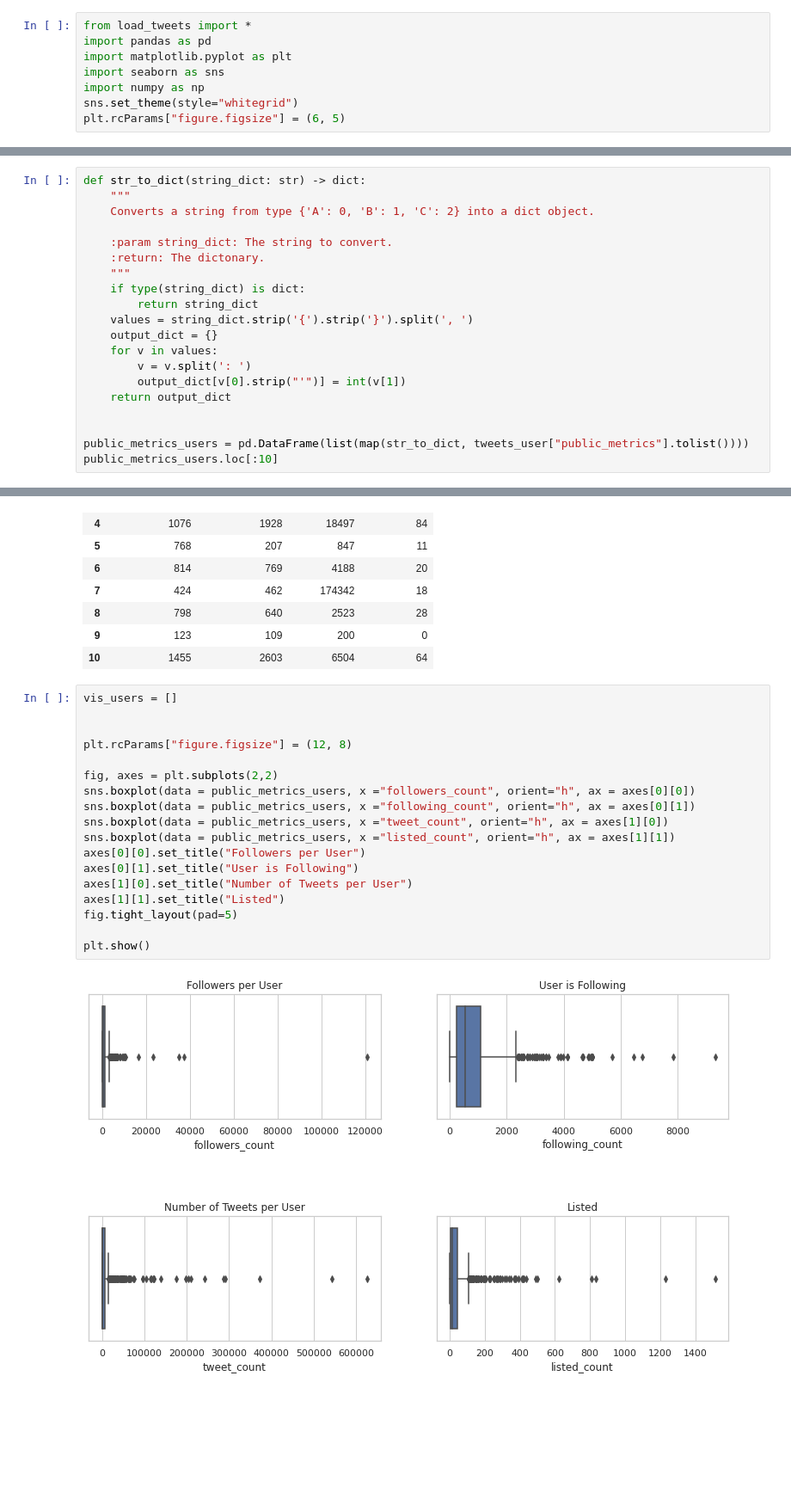
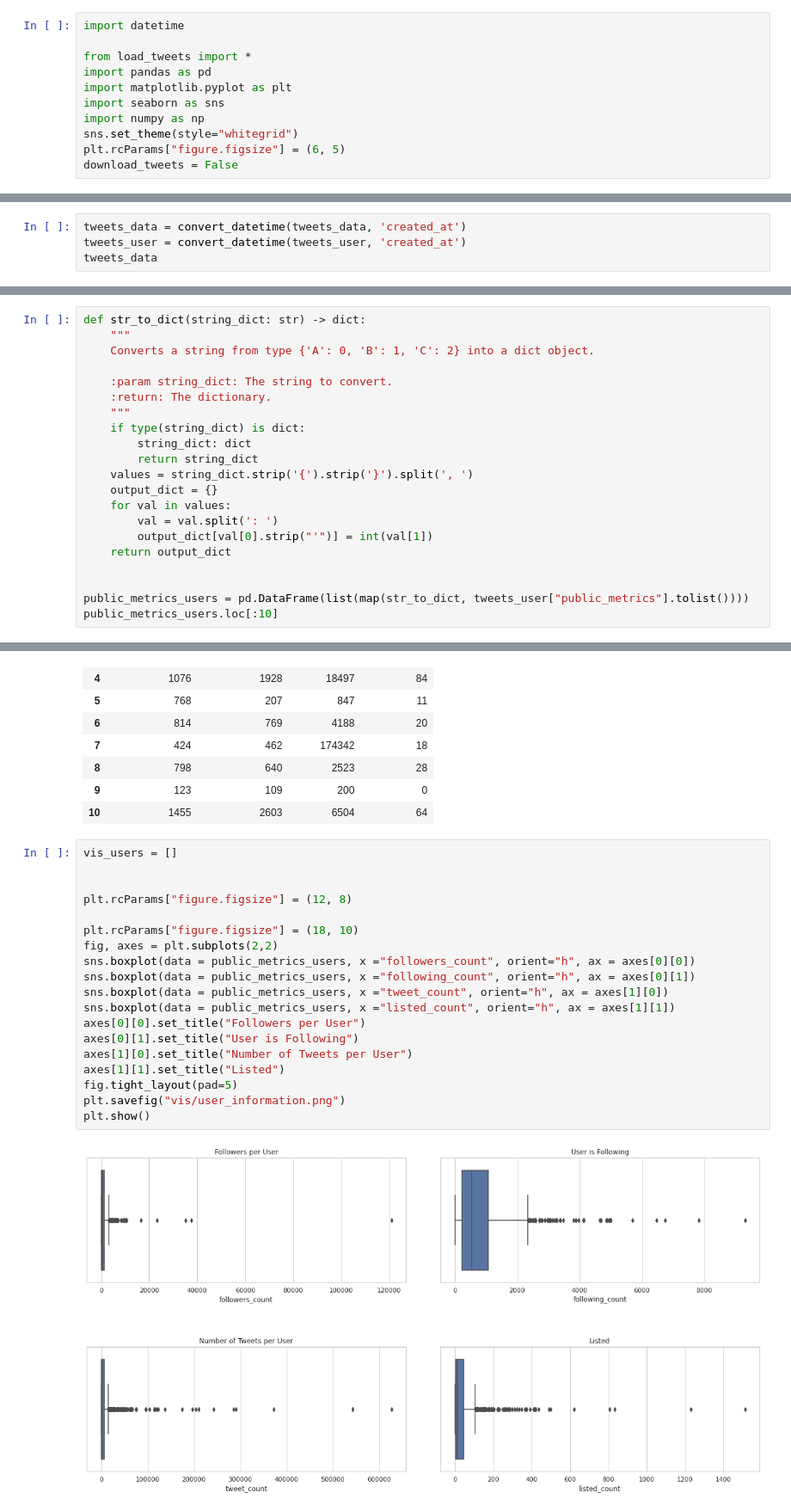
Before and after one commit to Leano1998/DHd2022, a Jupyter notebook: Twitter_DHd2022.ipynb, the cells around one changed output, grey strips where cells are left out. Shown: that part at 86% size. Saved outputs shown, nothing was run; the diff lists cells and outputs as text; blank space fills up the shorter version.

```diff
--- a/Twitter_DHd2022.ipynb
+++ b/Twitter_DHd2022.ipynb
@@ -4,6 +4,8 @@ This project aims to analyse the tweets with the hashtag #DHd2022. This years co
 
 With this notebook I try to show what traces of action and interaction a single event like this conference leaves on Twitter and how we can analyse it.
 # %%
+import datetime
+
 from load_tweets import *
 import pandas as pd
 import matplotlib.pyplot as plt
@@ -11,6 +13,7 @@ import seaborn as sns
 import numpy as np
 sns.set_theme(style="whitegrid")
 plt.rcParams["figure.figsize"] = (6, 5)
+download_tweets = False
 # %%
 """
 Connecting to the API-Client and downloading the tweets with #DHd2022.
@@ -87,0 +69,4 @@ tweets_data
+# %%
+tweets_data = convert_datetime(tweets_data, 'created_at')
+tweets_user = convert_datetime(tweets_user, 'created_at')
+tweets_data
@@ -113,15 +115,16 @@ def str_to_dict(string_dict: str) -> dict:
     Converts a string from type {'A': 0, 'B': 1, 'C': 2} into a dict object.
 
     :param string_dict: The string to convert.
-    :return: The dictonary.
+    :return: The dictionary.
     """
     if type(string_dict) is dict:
+        string_dict: dict
         return string_dict
     values = string_dict.strip('{').strip('}').split(', ')
     output_dict = {}
-    for v in values:
-        v = v.split(': ')
-        output_dict[v[0].strip("'")] = int(v[1])
+    for val in values:
+        val = val.split(': ')
+        output_dict[val[0].strip("'")] = int(val[1])
     return output_dict
 
 
@@ -143,20 +146,21 @@ public_metrics_users.loc[:10]
 # %%
 vis_users = []
 
 
 plt.rcParams["figure.figsize"] = (12, 8)
 
+plt.rcParams["figure.figsize"] = (18, 10)
 fig, axes = plt.subplots(2,2)
 sns.boxplot(data = public_metrics_users, x ="followers_count", orient="h", ax = axes[0][0])
 sns.boxplot(data = public_metrics_users, x ="following_count", orient="h", ax = axes[0][1])
 sns.boxplot(data = public_metrics_users, x ="tweet_count", orient="h", ax = axes[1][0])
 sns.boxplot(data = public_metrics_users, x ="listed_count", orient="h", ax = axes[1][1])
 axes[0][0].set_title("Followers per User")
 axes[0][1].set_title("User is Following")
 axes[1][0].set_title("Number of Tweets per User")
 axes[1][1].set_title("Listed")
 fig.tight_layout(pad=5)
-
+plt.savefig("vis/user_information.png")
 plt.show()
 # %% [output]
-[figure, old version]
+[figure, new version]
```
Also changed, not shown: parts of 13 cells of this notebook.
